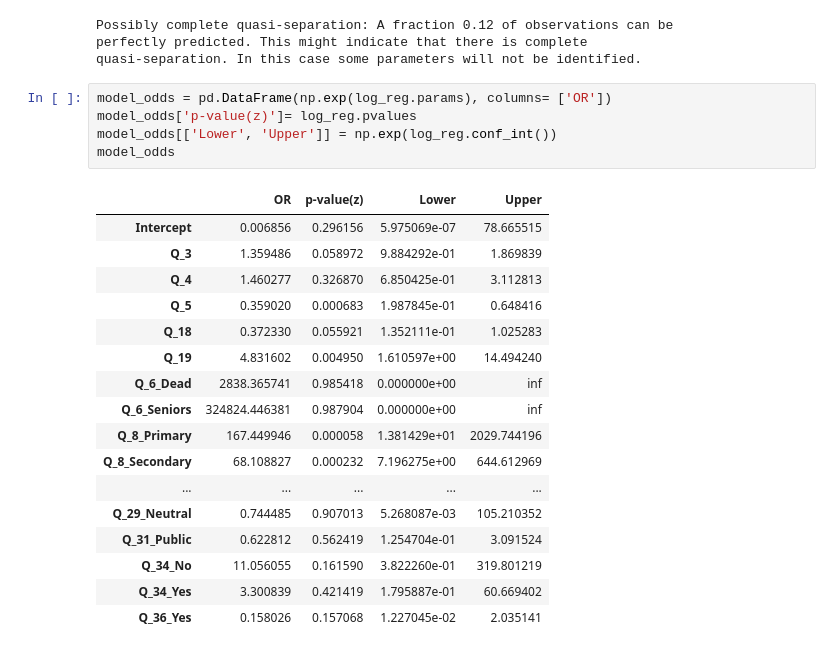
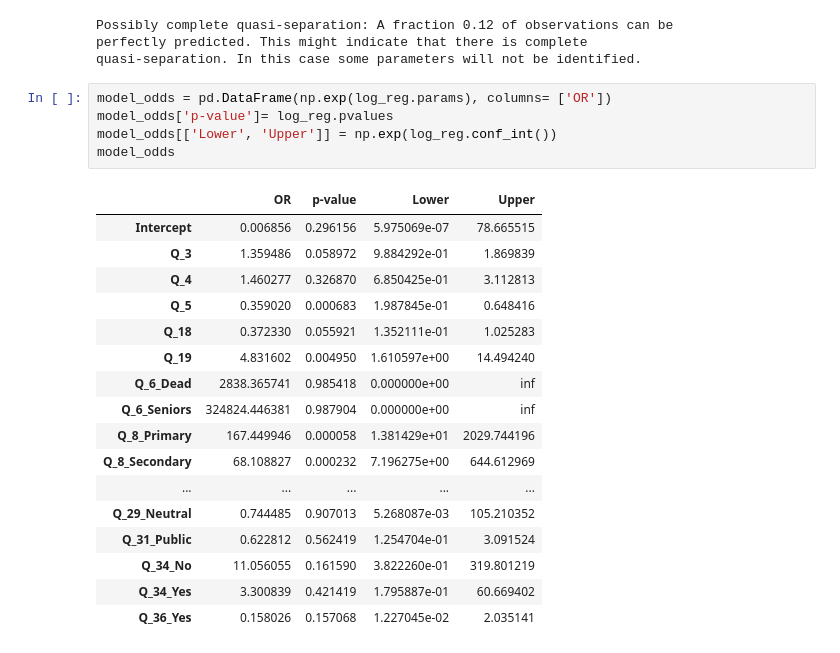
Before and after one commit to whoismaruf/BSc_Thesis, a Jupyter notebook: main.ipynb, the cells around one changed output. Drawn from its saved outputs; the diff is of its cells as text.

```diff
--- a/main.ipynb
+++ b/main.ipynb
@@ -190,11 +190,11 @@ perfectly predicted. This might indicate that there is complete
 quasi-separation. In this case some parameters will not be identified.
 # %%
 model_odds = pd.DataFrame(np.exp(log_reg.params), columns= ['OR'])
-model_odds['p-value(z)']= log_reg.pvalues
+model_odds['p-value']= log_reg.pvalues
 model_odds[['Lower', 'Upper']] = np.exp(log_reg.conf_int())
 model_odds
 # %% [output]
-|  | OR | p-value(z) | Lower | Upper |
+|  | OR | p-value | Lower | Upper |
 | Intercept | 0.006856 | 0.296156 | 5.975069e-07 | 78.665515 |
 | Q_3 | 1.359486 | 0.058972 | 9.884292e-01 | 1.869839 |
 | Q_4 | 1.460277 | 0.326870 | 6.850425e-01 | 3.112813 |
```
Also changed, not shown: parts of 7 cells of this notebook.
